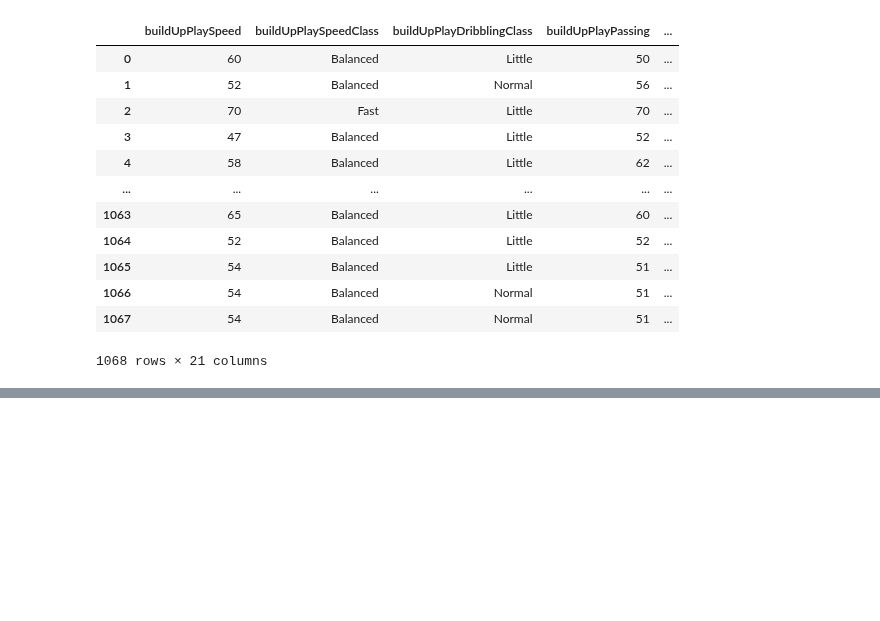
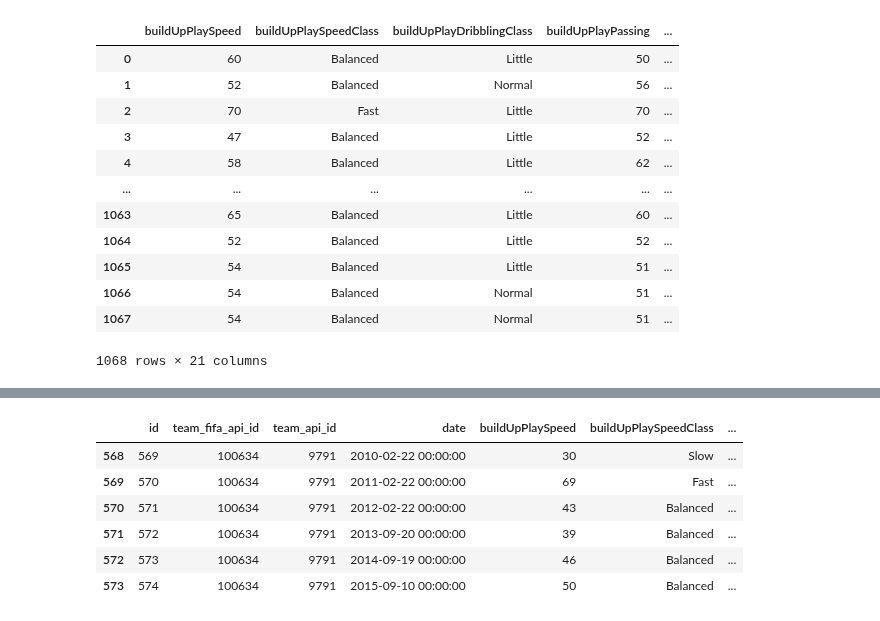
Before and after one commit to BJHeemskerk/DataLab2_2023, a Jupyter notebook: DataLab2_Groep_3B.ipynb, the cells around one changed output, grey strips where cells are left out. Cells and saved outputs as stored; diff of their text form; code cells hidden in the pictures; blank space fills up the shorter version.

```diff
--- a/DataLab2_Groep_3B.ipynb
+++ b/DataLab2_Groep_3B.ipynb
@@ -706,0 +744,11 @@ team_attributes_points
+# %%
+Heracles = team_attributes[team_attributes['team_api_id'] == 9791]
+Heracles
+# %% [output]
+|  | id | team_fifa_api_id | team_api_id | date | buildUpPlaySpeed | buildUpPlaySpeedClass | ... |
+| 568 | 569 | 100634 | 9791 | 2010-02-22 00:00:00 | 30 | Slow | ... |
+| 569 | 570 | 100634 | 9791 | 2011-02-22 00:00:00 | 69 | Fast | ... |
+| 570 | 571 | 100634 | 9791 | 2012-02-22 00:00:00 | 43 | Balanced | ... |
+| 571 | 572 | 100634 | 9791 | 2013-09-20 00:00:00 | 39 | Balanced | ... |
+| 572 | 573 | 100634 | 9791 | 2014-09-19 00:00:00 | 46 | Balanced | ... |
+| 573 | 574 | 100634 | 9791 | 2015-09-10 00:00:00 | 50 | Balanced | ... |
```
Also changed, not shown: parts of 19 cells of this notebook.
